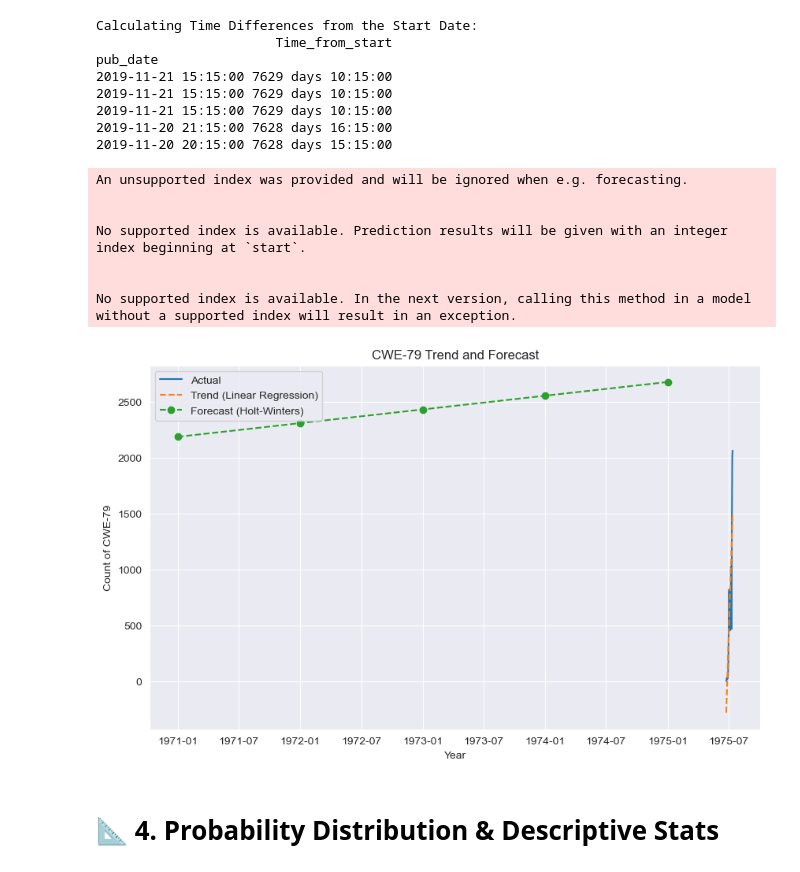
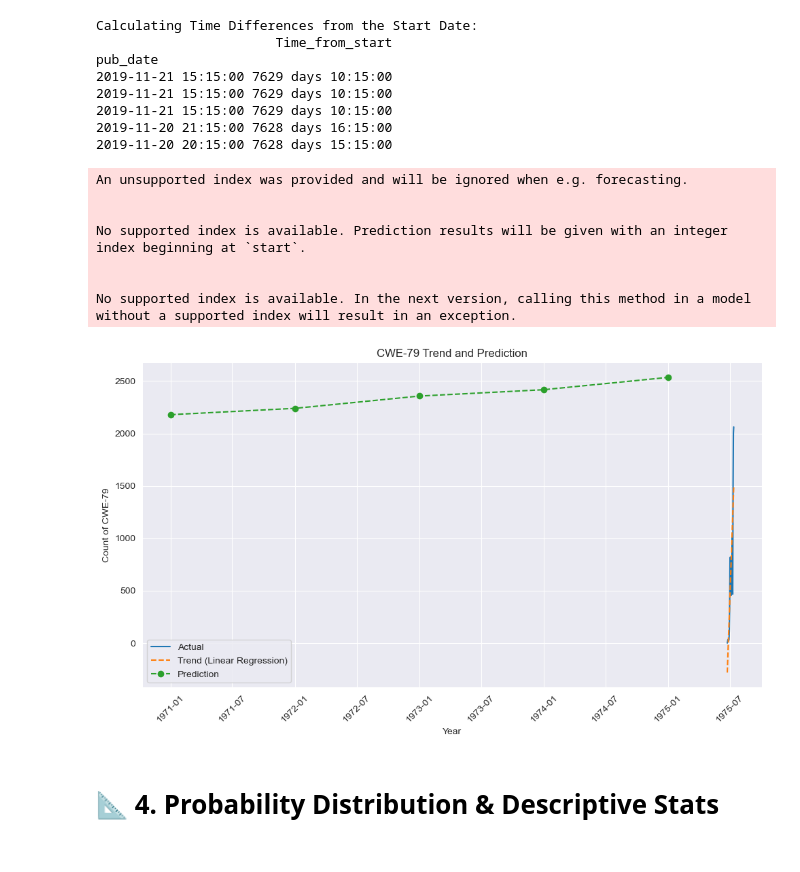
Before and after one commit to 01Qin/DataAnalytics, a Jupyter notebook: mini_project/Common Vulnerability.ipynb, the cells around one changed output. Drawn from its saved outputs; the diff is of its cells as text; code cells hidden in the pictures.

Commit message:
Time Series prediction

```diff
--- a/mini_project/Common Vulnerability.ipynb
+++ b/mini_project/Common Vulnerability.ipynb
@@ -239,47 +240,47 @@ pub_date
 2019-11-20 21:15:00 7628 days 16:15:00
 2019-11-20 20:15:00 7628 days 15:15:00
 # %%
-
 target_cwe_code = 79
 # Create a time series of the counts of the target CWE
 time_series = df[df['cwe_code'] == target_cwe_code].groupby('year')['cwe_code'].count()
 
-# 2. (Optional) Analyze Trend Component using Linear Regression
-# This can help understand the historical trend, but isn't directly used in forecasting
-X = time_series.index.values.reshape(-1, 1)  # Years as features
+# Analyze Trend Component using Linear Regression
+
+X = time_series.index.values.reshape(-1, 1) # Years as features
 y = time_series.values  # Counts as target
 trend_model = LinearRegression()
 trend_model.fit(X, y)
 trend_line = trend_model.predict(X)
 
-# 3. Time Series Forecasting (Exponential Smoothing - Holt-Winters)
-# This is the core forecasting part
-model = ExponentialSmoothing(time_series, trend='add', seasonal=None) # Adjust trend/seasonal as needed
+# Time Series prediction
+
+model = ExponentialSmoothing(time_series, trend='add', seasonal='add', seasonal_periods=2)
 model_fit = model.fit()
-forecast_steps = 5  # Number of years to forecast into the future
-forecast = model_fit.forecast(steps=forecast_steps)
+predict_steps = 5  # Number of years to forecast into the future
+predict = model_fit.forecast(steps=predict_steps)
 
 
-# 4. Plotting
 plt.figure(figsize=(10, 6))
 plt.plot(time_series.index, time_series.values, label='Actual')
-plt.plot(time_series.index, trend_line, label='Trend (Linear Regression)', linestyle='--')  # Optional
-plt.plot(pd.date_range(start=time_series.index[-1], periods=forecast_steps + 1, freq='YS-JAN')[1:],
-         forecast, label='Forecast (Holt-Winters)', linestyle='--', marker='o')
+plt.plot(time_series.index, trend_line, label='Trend (Linear Regression)', linestyle='--')
+plt.plot(pd.date_range(start=time_series.index[0], periods=predict_steps + 1, freq='YS-JAN')[1:],
+         predict, label='Prediction', linestyle='--', marker='o')
 plt.xlabel("Year")
 plt.ylabel("Count of CWE-79")
-plt.title("CWE-79 Trend and Forecast")
+plt.title("CWE-79 Trend and Prediction")
 plt.legend()
+plt.xticks(rotation=45)  # Rotate x-axis labels for better readability
+plt.tight_layout() # Adjust layout to prevent labels from overlapping
 plt.show()
 # %% [output]
 An unsupported index was provided and will be ignored when e.g. forecasting.
 
 
 No supported index is available. Prediction results will be given with an integer index beginning at `start`.
 
 
 No supported index is available. In the next version, calling this method in a model without a supported index will result in an exception.
-[figure, old version]
+[figure, new version]
 # %% [markdown]
 # 📐 4. Probability Distribution & Descriptive Stats
 # %% [markdown]
```
Also changed, not shown: parts of 1 cell of this notebook.
